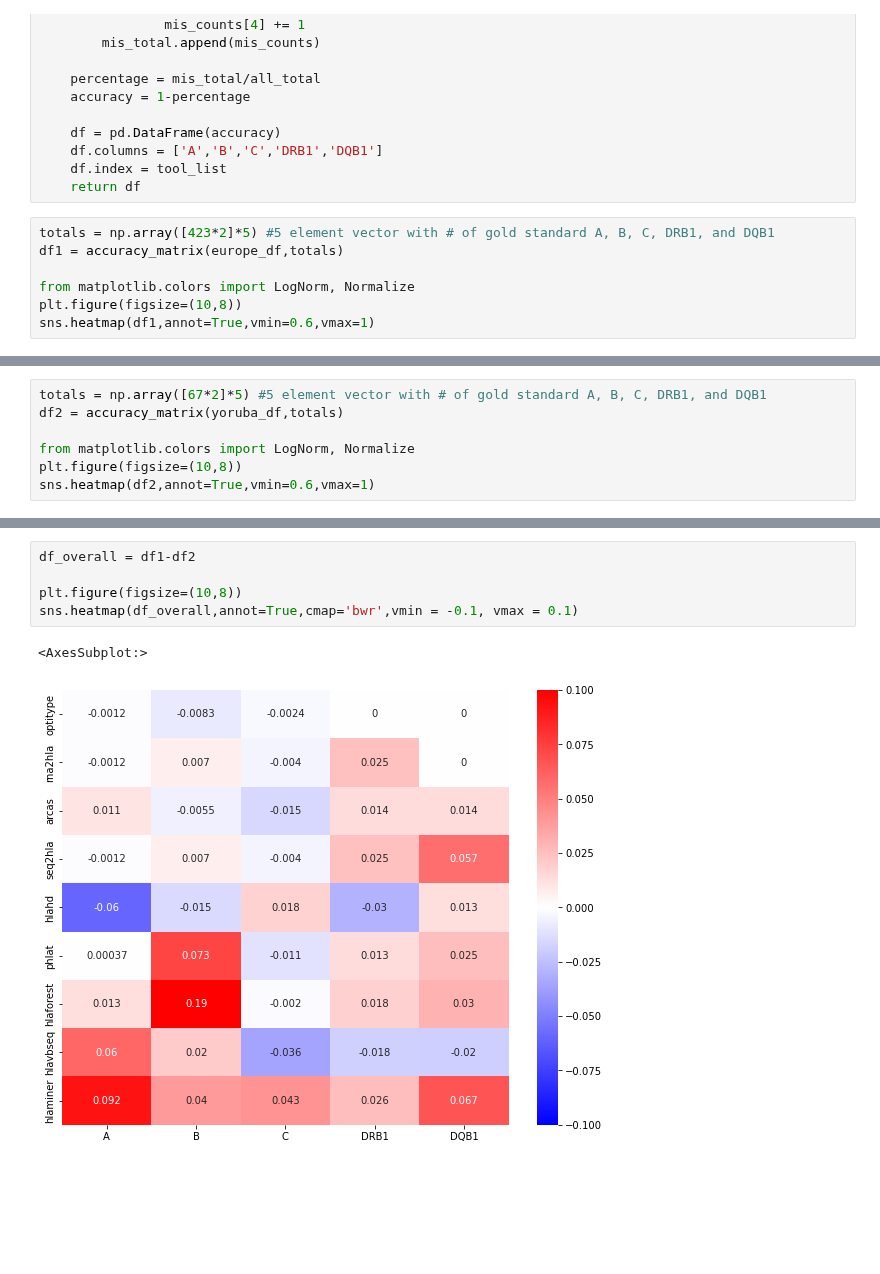
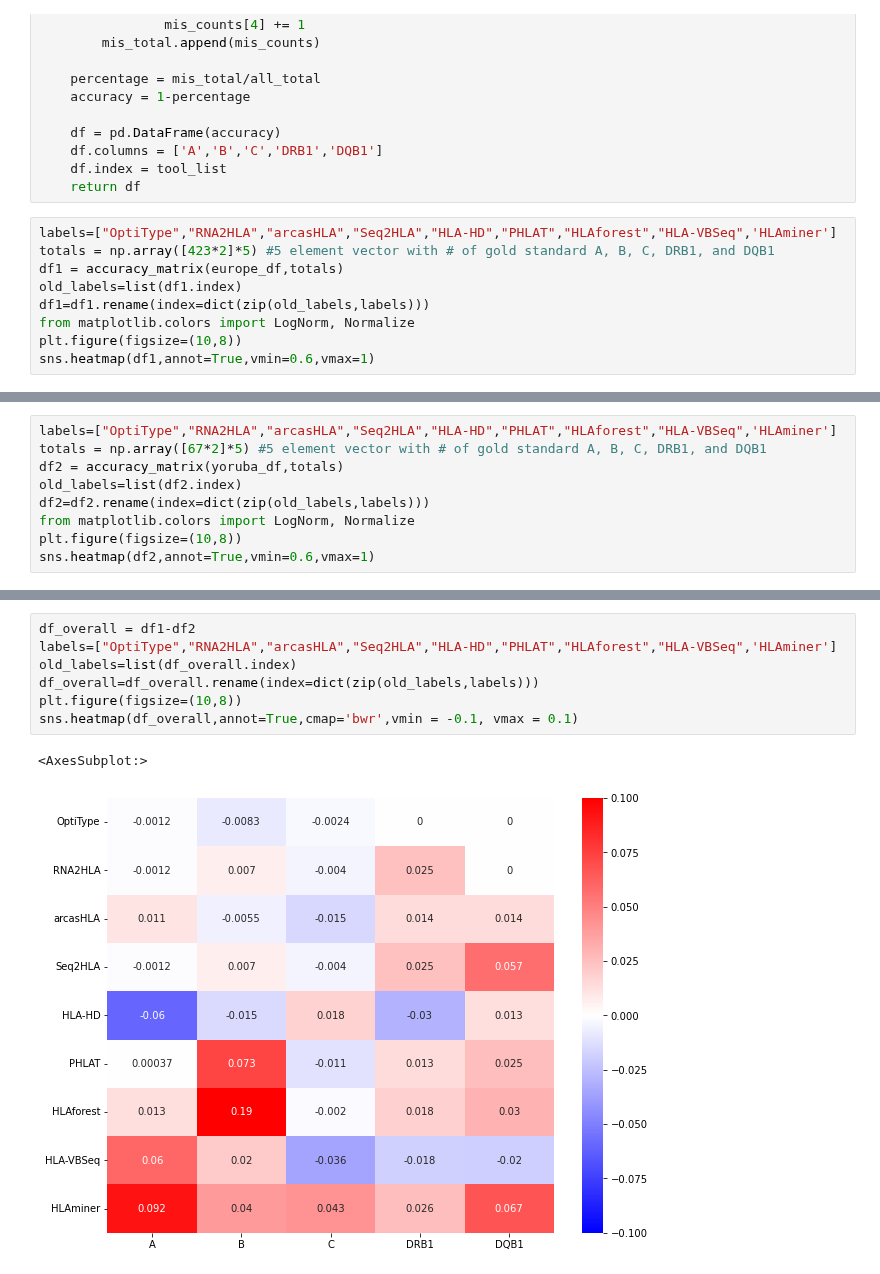
Before and after one commit to ydottie/hlaproject, a Jupyter notebook: notebooks/ancestry_and_locus_heatmap.ipynb, the cells around one changed output, grey strips where cells are left out. Saved outputs shown, nothing was run; the diff lists cells and outputs as text; blank space fills up the shorter version.

```diff
--- a/notebooks/ancestry_and_locus_heatmap.ipynb
+++ b/notebooks/ancestry_and_locus_heatmap.ipynb
@@ -58,9 +58,11 @@ def accuracy_matrix(gs,all_total):
     df.index = tool_list
     return df
 # %%
+labels=["OptiType","RNA2HLA","arcasHLA","Seq2HLA","HLA-HD","PHLAT","HLAforest","HLA-VBSeq",'HLAminer']
 totals = np.array([423*2]*5) #5 element vector with # of gold standard A, B, C, DRB1, and DQB1
 df1 = accuracy_matrix(europe_df,totals)
-
+old_labels=list(df1.index)
+df1=df1.rename(index=dict(zip(old_labels,labels)))
 from matplotlib.colors import LogNorm, Normalize
 plt.figure(figsize=(10,8))
 sns.heatmap(df1,annot=True,vmin=0.6,vmax=1)
@@ -70,7 +72,9 @@ sns.heatmap(df1,annot=True,vmin=0.6,vmax=1)
 # %%
+labels=["OptiType","RNA2HLA","arcasHLA","Seq2HLA","HLA-HD","PHLAT","HLAforest","HLA-VBSeq",'HLAminer']
 totals = np.array([67*2]*5) #5 element vector with # of gold standard A, B, C, DRB1, and DQB1
 df2 = accuracy_matrix(yoruba_df,totals)
-
+old_labels=list(df2.index)
+df2=df2.rename(index=dict(zip(old_labels,labels)))
 from matplotlib.colors import LogNorm, Normalize
 plt.figure(figsize=(10,8))
 sns.heatmap(df2,annot=True,vmin=0.6,vmax=1)
@@ -80,8 +84,10 @@ sns.heatmap(df2,annot=True,vmin=0.6,vmax=1)
 # %%
 df_overall = df1-df2
-
+labels=["OptiType","RNA2HLA","arcasHLA","Seq2HLA","HLA-HD","PHLAT","HLAforest","HLA-VBSeq",'HLAminer']
+old_labels=list(df_overall.index)
+df_overall=df_overall.rename(index=dict(zip(old_labels,labels)))
 plt.figure(figsize=(10,8))
 sns.heatmap(df_overall,annot=True,cmap='bwr',vmin = -0.1, vmax = 0.1)
 # %% [output]
 <AxesSubplot:>
-[figure, old version]
+[figure, new version]
```
Also changed, not shown: parts of 2 cells of this notebook.
